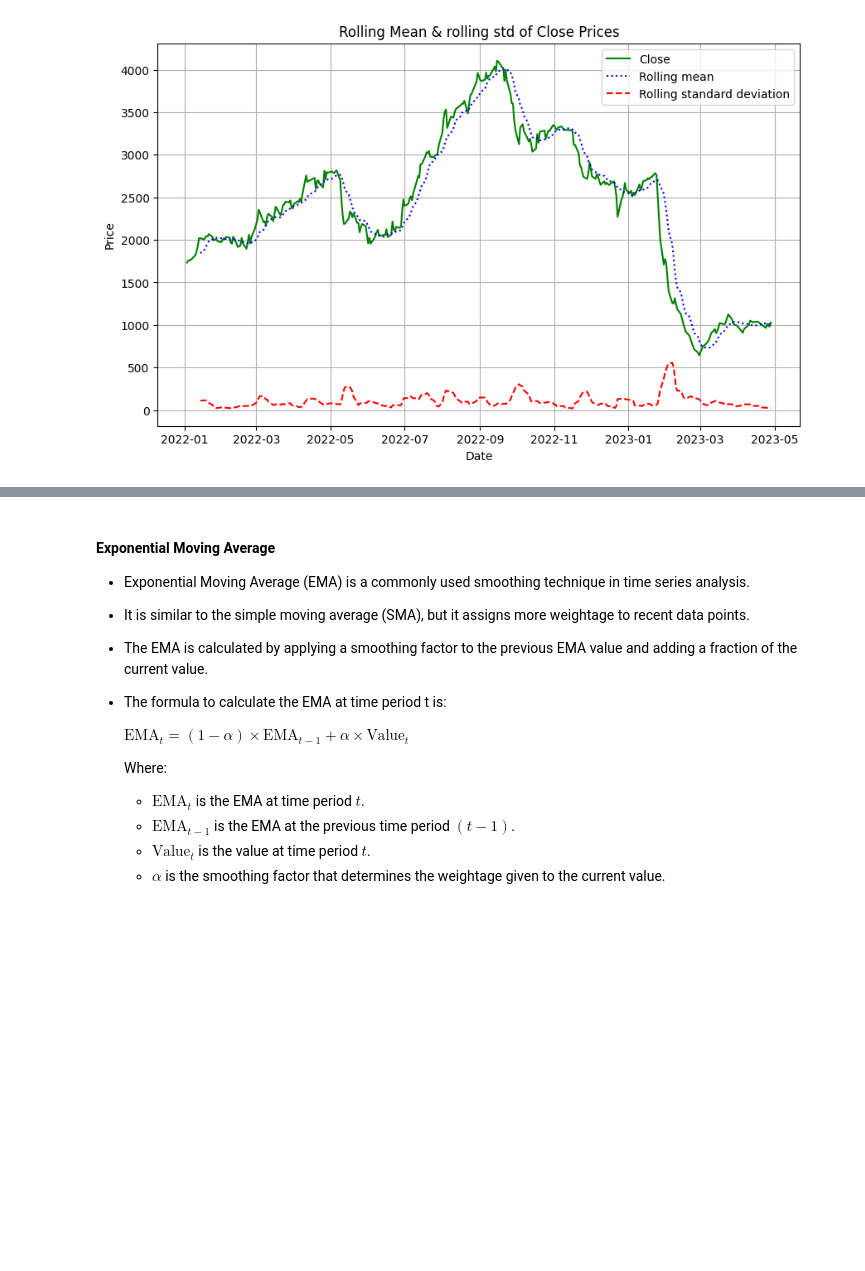
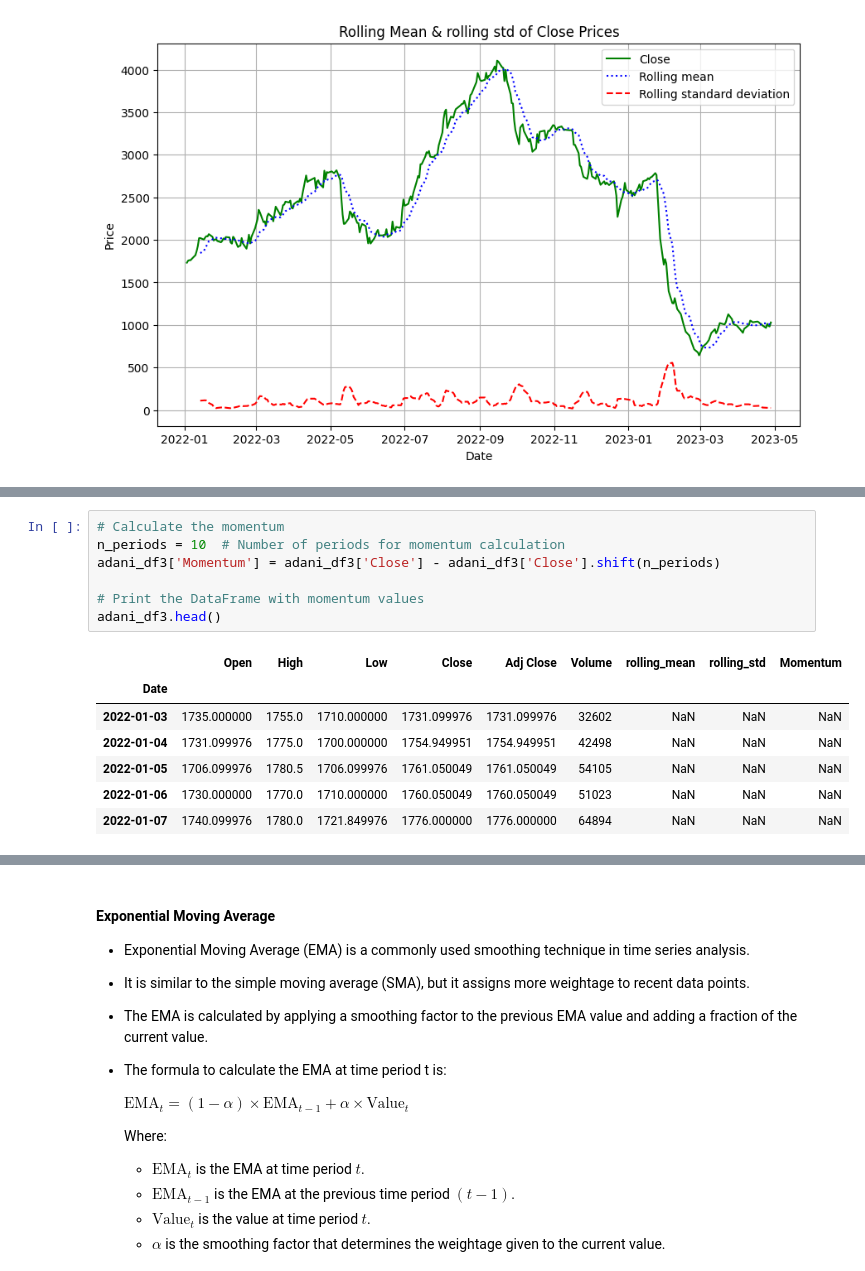
Before and after one commit to arunp77/Machine-Learning, a Jupyter notebook: Projects-ML/Monte-carlo-simulation.ipynb, the cells around one changed output, grey strips where cells are left out. Saved outputs shown, nothing was run; the diff lists cells and outputs as text; blank space fills up the shorter version.

```diff
--- a/Projects-ML/Monte-carlo-simulation.ipynb
+++ b/Projects-ML/Monte-carlo-simulation.ipynb
@@ -853,0 +871,15 @@ plt.show()
+# %%
+# Calculate the momentum
+n_periods = 10  # Number of periods for momentum calculation
+adani_df3['Momentum'] = adani_df3['Close'] - adani_df3['Close'].shift(n_periods)
+
+# Print the DataFrame with momentum values
+adani_df3.head()
+# %% [output]
+|  | Open | High | Low | Close | Adj Close | Volume | rolling_mean | rolling_std | Momentum |
+| Date |  |  |  |  |  |  |  |  |  |
+| 2022-01-03 | 1735.000000 | 1755.0 | 1710.000000 | 1731.099976 | 1731.099976 | 32602 | NaN | NaN | NaN |
+| 2022-01-04 | 1731.099976 | 1775.0 | 1700.000000 | 1754.949951 | 1754.949951 | 42498 | NaN | NaN | NaN |
+| 2022-01-05 | 1706.099976 | 1780.5 | 1706.099976 | 1761.050049 | 1761.050049 | 54105 | NaN | NaN | NaN |
+| 2022-01-06 | 1730.000000 | 1770.0 | 1710.000000 | 1760.050049 | 1760.050049 | 51023 | NaN | NaN | NaN |
+| 2022-01-07 | 1740.099976 | 1780.0 | 1721.849976 | 1776.000000 | 1776.000000 | 64894 | NaN | NaN | NaN |
```
Also changed, not shown: parts of 3 cells of this notebook.
